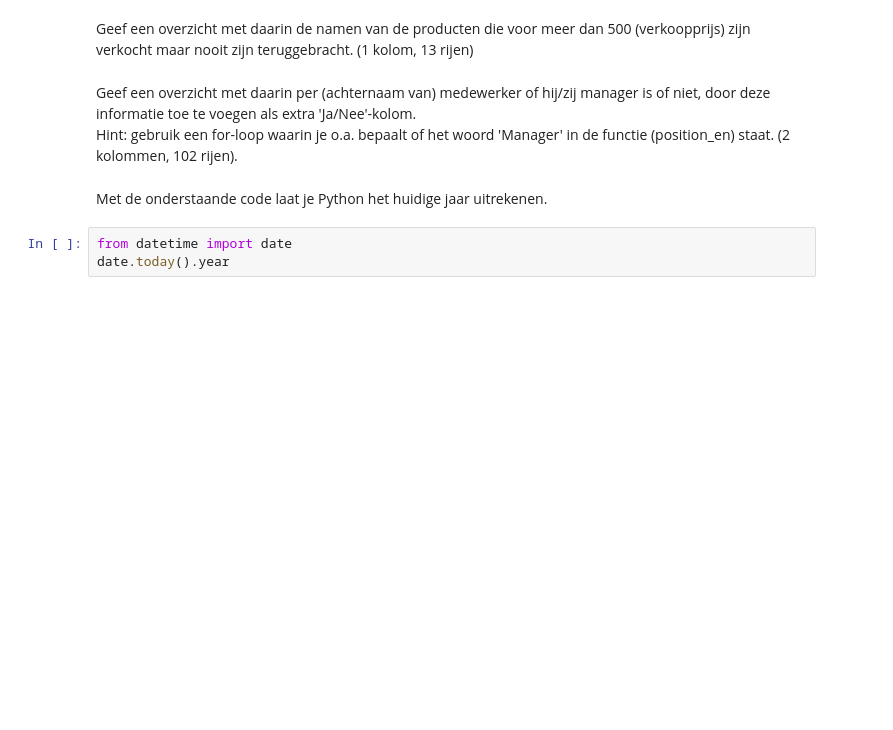
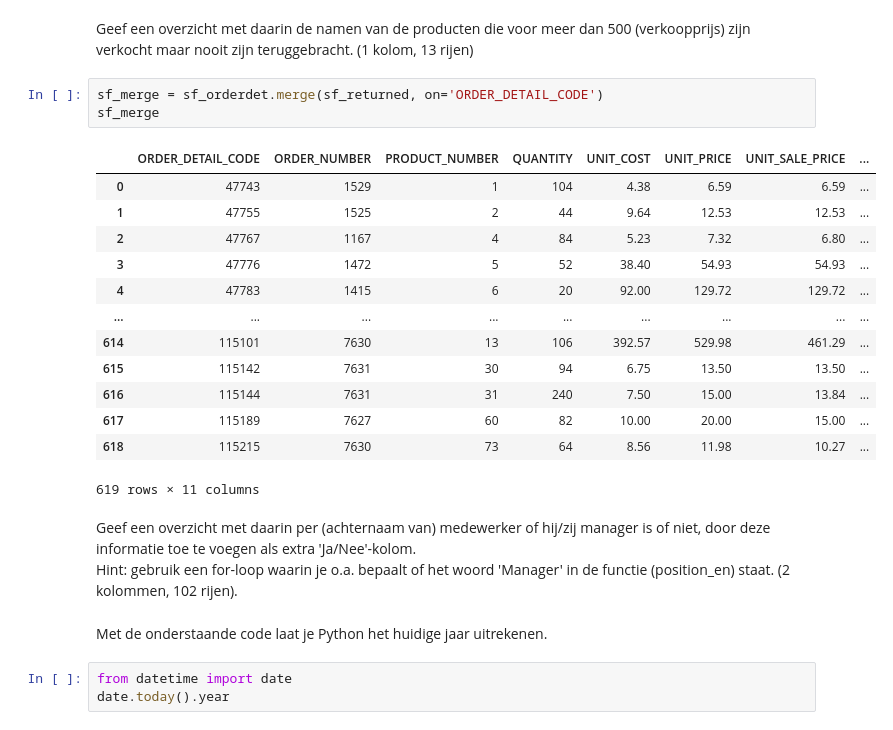
Before and after one commit to Byrott0/DEDS_Portfolio, a Jupyter notebook: wk1.1/DEDS_WC_1.2_en_1.3_Opdrachten.ipynb, the cells around one changed output. Saved outputs shown, nothing was run; the diff lists cells and outputs as text; blank space fills up the shorter version.

```diff
--- a/wk1.1/DEDS_WC_1.2_en_1.3_Opdrachten.ipynb
+++ b/wk1.1/DEDS_WC_1.2_en_1.3_Opdrachten.ipynb
@@ -363,5 +372,22 @@ staff_never_sold_limited
 # %% [markdown]
 Geef een overzicht met daarin de namen van de producten die voor meer dan 500 (verkoopprijs) zijn verkocht maar nooit zijn teruggebracht. (1 kolom, 13 rijen)
+# %%
+sf_merge = sf_orderdet.merge(sf_returned, on='ORDER_DETAIL_CODE')
+sf_merge
+# %% [output]
+|  | ORDER_DETAIL_CODE | ORDER_NUMBER | PRODUCT_NUMBER | QUANTITY | UNIT_COST | UNIT_PRICE | UNIT_SALE_PRICE | ... |
+| 0 | 47743 | 1529 | 1 | 104 | 4.38 | 6.59 | 6.59 | ... |
+| 1 | 47755 | 1525 | 2 | 44 | 9.64 | 12.53 | 12.53 | ... |
+| 2 | 47767 | 1167 | 4 | 84 | 5.23 | 7.32 | 6.80 | ... |
+| 3 | 47776 | 1472 | 5 | 52 | 38.40 | 54.93 | 54.93 | ... |
+| 4 | 47783 | 1415 | 6 | 20 | 92.00 | 129.72 | 129.72 | ... |
+| ... | ... | ... | ... | ... | ... | ... | ... | ... |
+| 614 | 115101 | 7630 | 13 | 106 | 392.57 | 529.98 | 461.29 | ... |
+| 615 | 115142 | 7631 | 30 | 94 | 6.75 | 13.50 | 13.50 | ... |
+| 616 | 115144 | 7631 | 31 | 240 | 7.50 | 15.00 | 13.84 | ... |
+| 617 | 115189 | 7627 | 60 | 82 | 10.00 | 20.00 | 15.00 | ... |
+| 618 | 115215 | 7630 | 73 | 64 | 8.56 | 11.98 | 10.27 | ... |
+619 rows × 11 columns
 # %% [markdown]
 Geef een overzicht met daarin per (achternaam van) medewerker of hij/zij manager is of niet, door deze informatie toe te voegen als extra 'Ja/Nee'-kolom.<br>
 Hint: gebruik een for-loop waarin je o.a. bepaalt of het woord 'Manager' in de functie (position_en) staat. (2 kolommen, 102 rijen).
```
Also changed, not shown: parts of 5 cells of this notebook.
